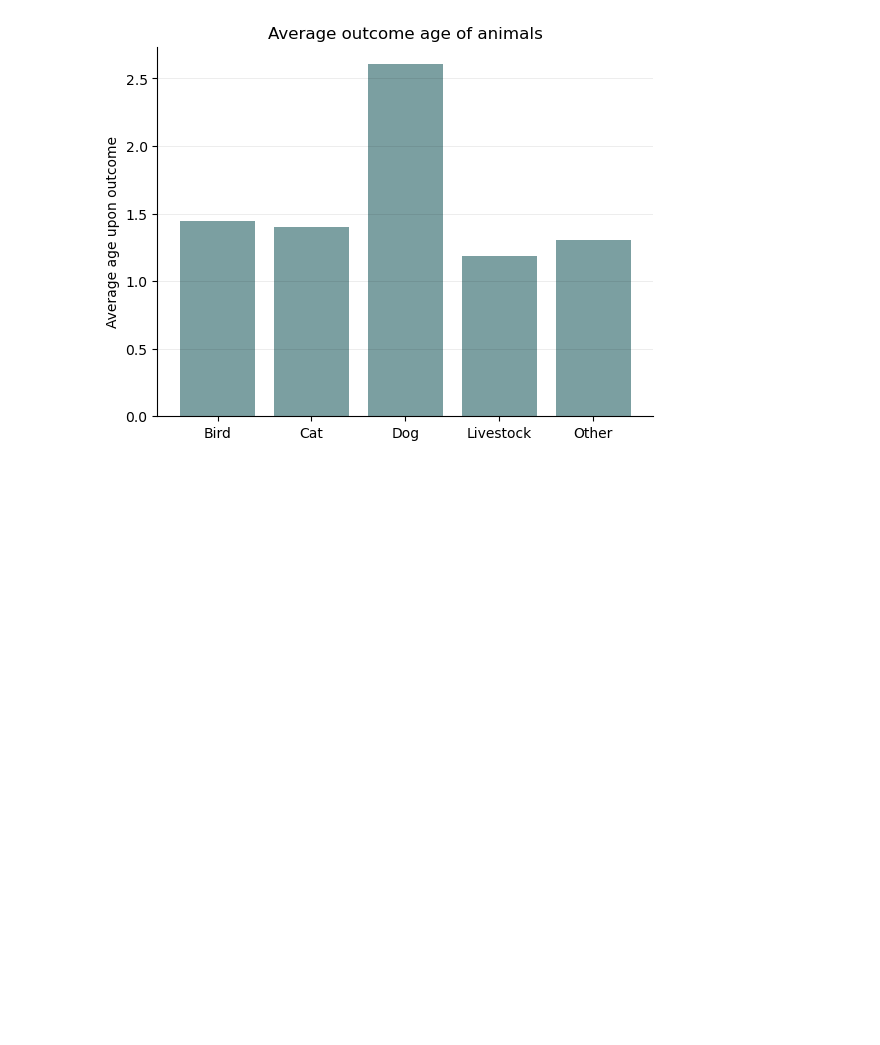
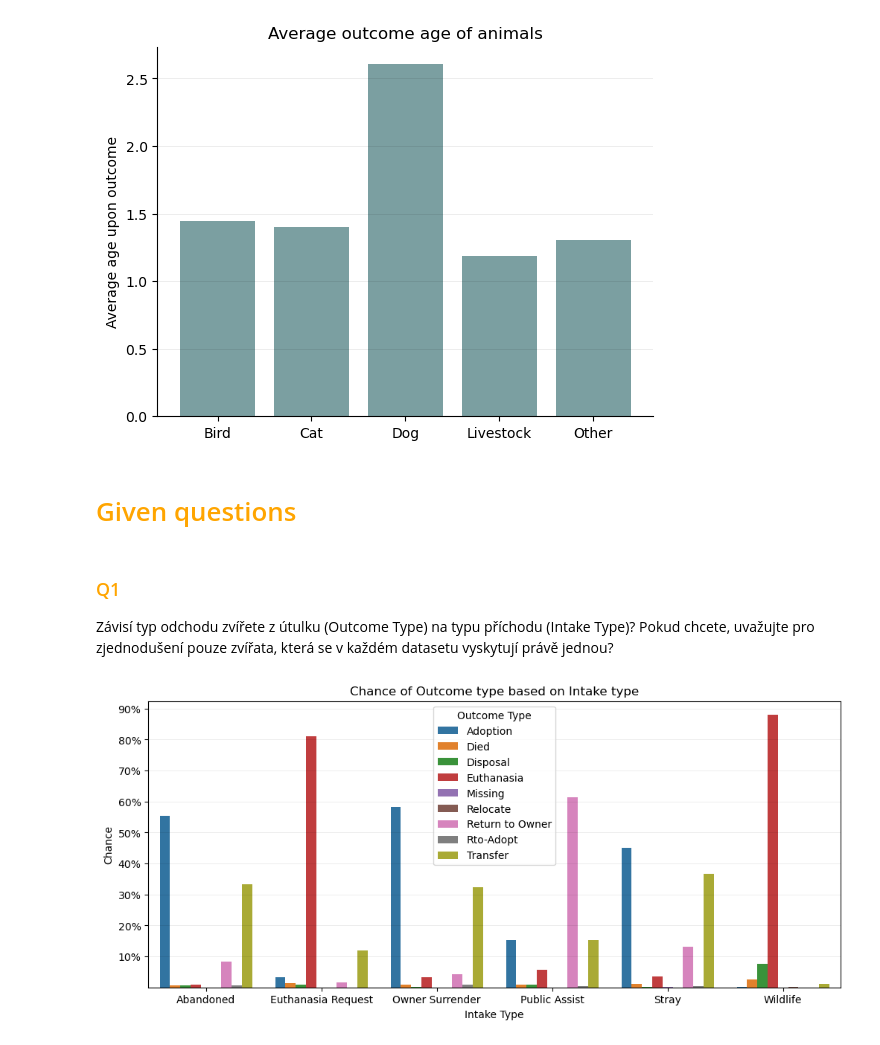
Before and after one commit to jaklvinc/data_visualization, a Jupyter notebook: 01/assignment01.ipynb, the cells around one changed output. Drawn from its saved outputs; the diff is of its cells as text; code cells hidden in the pictures; blank space fills up the shorter version.

```diff
--- a/01/assignment01.ipynb
+++ b/01/assignment01.ipynb
@@ -463,3 +467,45 @@ ax.set_title("Average outcome age of animals")
 # %% [output]
 Text(0.5, 1.0, 'Average outcome age of animals')
 [figure]
+# %% [markdown]
+# <font color='orange'> Given questions </font>
+# %% [markdown]
+### <font color='orange'> Q1 </font>
+Závisí typ odchodu zvířete z útulku (Outcome Type) na typu příchodu (Intake Type)? Pokud chcete, uvažujte pro zjednodušení pouze zvířata, která se v každém datasetu vyskytují právě jednou?
+# %%
+#method for getting a dataframe of one volumn based on another one
+def based_of ( intakes , outcomes , what , based_of_this ):
+    #only taking animals that occured once in each dataset
+    unique_intakes = intakes.drop_duplicates(subset=["Animal ID"],keep=False)
+    unique_outcomes = outcomes.drop_duplicates(subset=["Animal ID"],keep=False)
+    #join
+    unique_joined = pd.merge(unique_intakes, unique_outcomes, on='Animal ID', how='inner')
+
+    #grouping the valules
+    unique_grouped = unique_joined.groupby(what)[based_of_this]
+    unique_grouped = unique_grouped.value_counts().reset_index()
+
+    #renaming the values for better understandability
+    unique_grouped = unique_grouped.rename(columns={"level_1": based_of_this, based_of_this: "count"})
+
+    #getting percentages of each group
+    percent = unique_grouped.groupby(what)['count'].transform(lambda x: x/x.sum())
+    unique_grouped = unique_grouped.assign(Chance = percent)
+    return unique_grouped
+# %%
+fig, ax = plt.subplots(figsize=(12,5))
+
+what = "Intake Type"
+based_of_this = "Outcome Type"
+based = based_of(intakes,outcomes,what,based_of_this)
+
+sns.barplot(data=based,x=what,y="Chance",hue=based_of_this)
+
+ax.set_yticks([.1,.2,.3,.4,.5,.6,.7,.8,.9])
+ax.yaxis.set_major_formatter(ticker.PercentFormatter(1))
+ax.grid(axis="y", color="black", alpha=.1 , linewidth=0.5)
+ax.set_title("Chance of Outcome type based on Intake type")
+
+plt.show()
+# %% [output]
+[figure, added]
```
Also changed, not shown: parts of 25 cells of this notebook.
